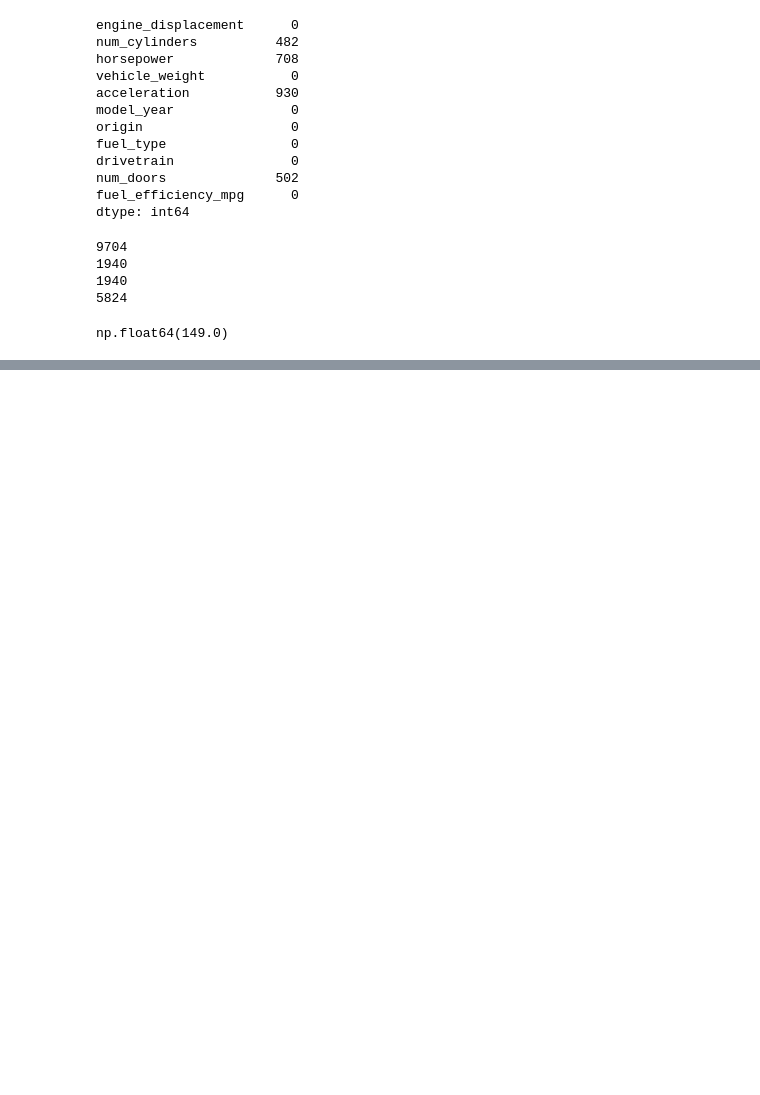
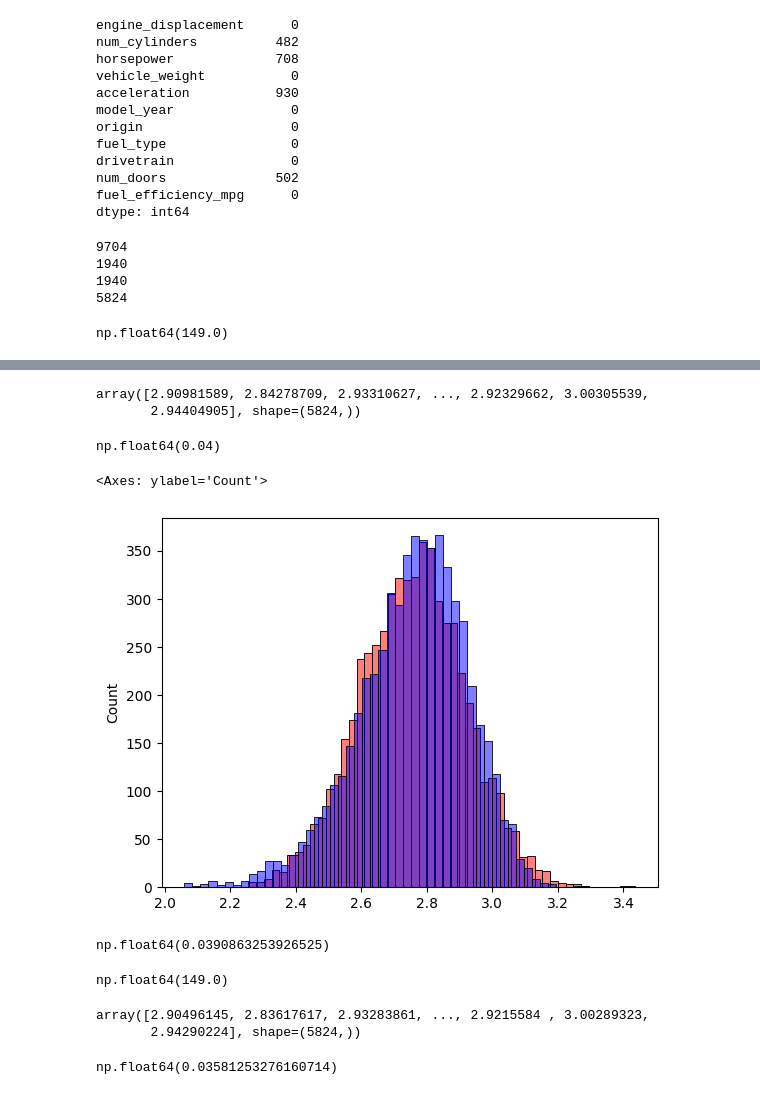
Before and after one commit to mugunth19/mlzoomcamp, a Jupyter notebook: linear-regression/linear-regression.ipynb, the cells around one changed output, grey strips where cells are left out. Cells and saved outputs as stored; diff of their text form; code cells hidden in the pictures; blank space fills up the shorter version.

```diff
--- a/linear-regression/linear-regression.ipynb
+++ b/linear-regression/linear-regression.ipynb
@@ -139,3 +139,42 @@ del df_val['fuel_efficiency_mpg']
 del df_test['fuel_efficiency_mpg']
 # %%
 base = ['engine_displacement','horsepower','vehicle_weight','model_year']
+# %%
+def train_linear_regression(X, y):
+    ones = np.ones(X.shape[0])
+    X = np.column_stack([ones, X])
+
+    XTX = X.T.dot(X)
+    XTX_inv = np.linalg.inv(XTX)
+    w_full = XTX_inv.dot(X.T).dot(y)
+
+    return w_full[0], w_full[1:]
+# %%
+base = ['engine_displacement','horsepower','vehicle_weight','model_year']
+
+X_train = df_train[base].fillna(0).values
+
+w0, w = train_linear_regression(X_train, y_train)
+
+y_pred = w0 + X_train.dot(w)
+
+y_pred
+# %% [output]
+array([2.90981589, 2.84278709, 2.93310627, ..., 2.92329662, 3.00305539,
+       2.94404905], shape=(5824,))
+# %%
+X_val = df_val[base].fillna(0).values
+y_val_pred = w0 + X_val.dot(w)
+y_val_pred
+
+res = rmse(y_val, y_val_pred)
+res= round(res,2)
+res
+# %% [output]
+np.float64(0.04)
+# %%
+sns.histplot(y_pred, color='red', alpha=0.5, bins=50)
+sns.histplot(y_train, color='blue', alpha=0.5, bins=50)
+# %% [output]
+<Axes: ylabel='Count'>
+[figure, added]
@@ -141,0 +186,27 @@ base = ['engine_displacement','horsepower','vehicle_weight','model_year']
+# %%
+rmse(y_train, y_pred)
+# %% [output]
+np.float64(0.0390863253926525)
+# %%
+hp_train = np.array(df_train['horsepower'])
+hp_median = np.nanmedian(hp_train)
+hp_median
+# %% [output]
+np.float64(149.0)
+# %%
+base = ['engine_displacement','horsepower','vehicle_weight','model_year']
+
+X_train = df_train[base].fillna(149).values
+
+w0, w = train_linear_regression(X_train, y_train)
+
+y_pred = w0 + X_train.dot(w)
+
+y_pred
+# %% [output]
+array([2.90496145, 2.83617617, 2.93283861, ..., 2.9215584 , 3.00289323,
+       2.94290224], shape=(5824,))
+# %%
+rmse(y_train, y_pred)
+# %% [output]
+np.float64(0.03581253276160714)
```
Also changed, not shown: parts of 9 cells of this notebook.
